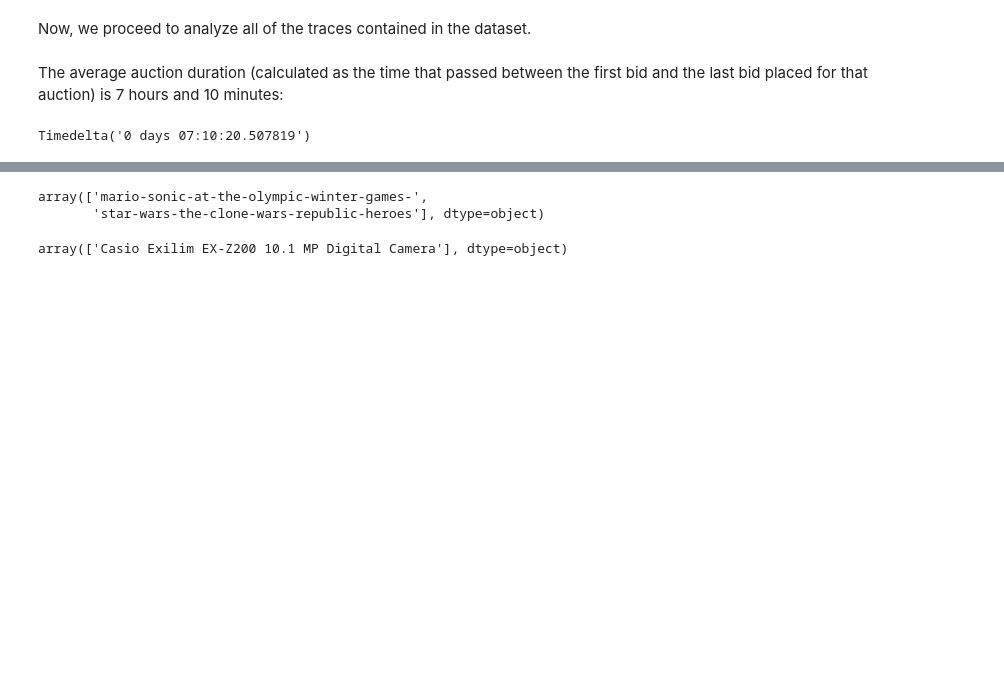
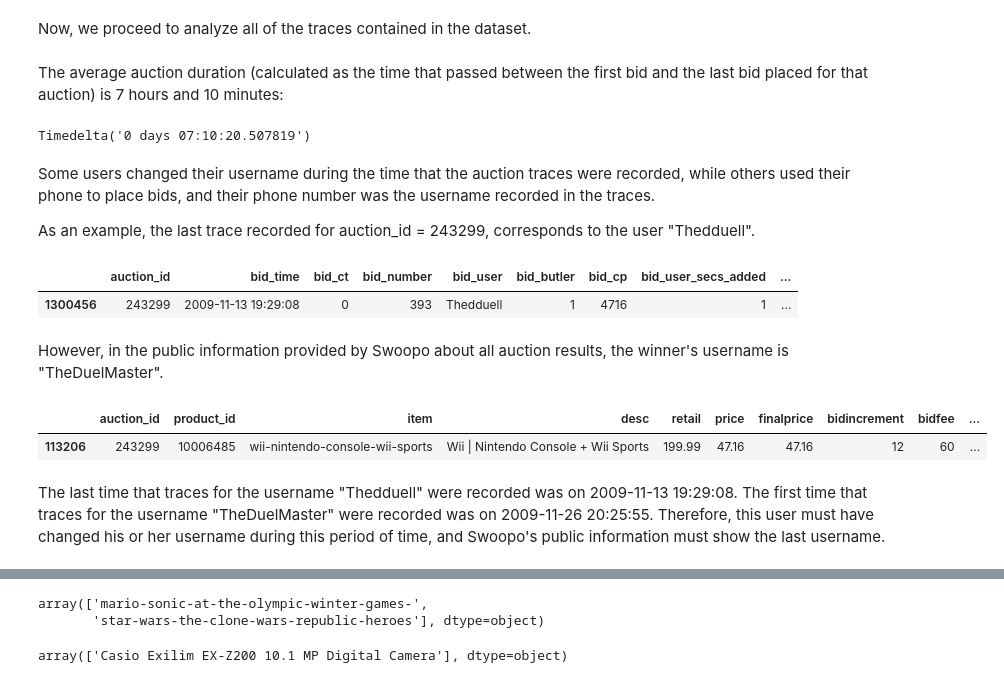
Before and after one commit to sergio-valmorisco-sierra/tfm_data_science_sergio_valmorisco_sierra, a Jupyter notebook: Estadisticas.ipynb, the cells around one changed output, grey strips where cells are left out. Saved outputs shown, nothing was run; the diff lists cells and outputs as text; code cells hidden in the pictures; blank space fills up the shorter version.

```diff
--- a/Estadisticas.ipynb
+++ b/Estadisticas.ipynb
@@ -1071,3 +1080,21 @@ tracesAuctionDuration = (tracesGroupByAuctionIdDf['bid_time']).apply(lambda x: m
 np.mean(tracesAuctionDuration)
 # %% [output]
 Timedelta('0 days 07:10:20.507819')
+# %% [markdown]
+Some users changed their username during the time that the auction traces were recorded, while others used their phone to place bids, and their phone number was the username recorded in the traces.
+
+As an example, the last trace recorded for auction_id = 243299, corresponds to the user "Thedduell".
+# %%
+tracesDf[tracesDf['auction_id']==243299].tail(1)
+# %% [output]
+|  | auction_id | bid_time | bid_ct | bid_number | bid_user | bid_butler | bid_cp | bid_user_secs_added | ... |
+| 1300456 | 243299 | 2009-11-13 19:29:08 | 0 | 393 | Thedduell | 1 | 4716 | 1 | ... |
+# %% [markdown]
+However, in the public information provided by Swoopo about all auction results, the winner's username is "TheDuelMaster".
+# %%
+outcomesDf[outcomesDf['auction_id']==243299]
+# %% [output]
+|  | auction_id | product_id | item | desc | retail | price | finalprice | bidincrement | bidfee | ... |
+| 113206 | 243299 | 10006485 | wii-nintendo-console-wii-sports | Wii | Nintendo Console + Wii Sports | 199.99 | 47.16 | 47.16 | 12 | 60 | ... |
+# %% [markdown]
+The last time that traces for the username "Thedduell" were recorded was on 2009-11-13 19:29:08. The first time that traces for the username "TheDuelMaster" were recorded was on 2009-11-26 20:25:55. Therefore, this user must have changed his or her username during this period of time, and Swoopo's public information must show the last username.
```
Also changed, not shown: parts of 38 cells of this notebook.
